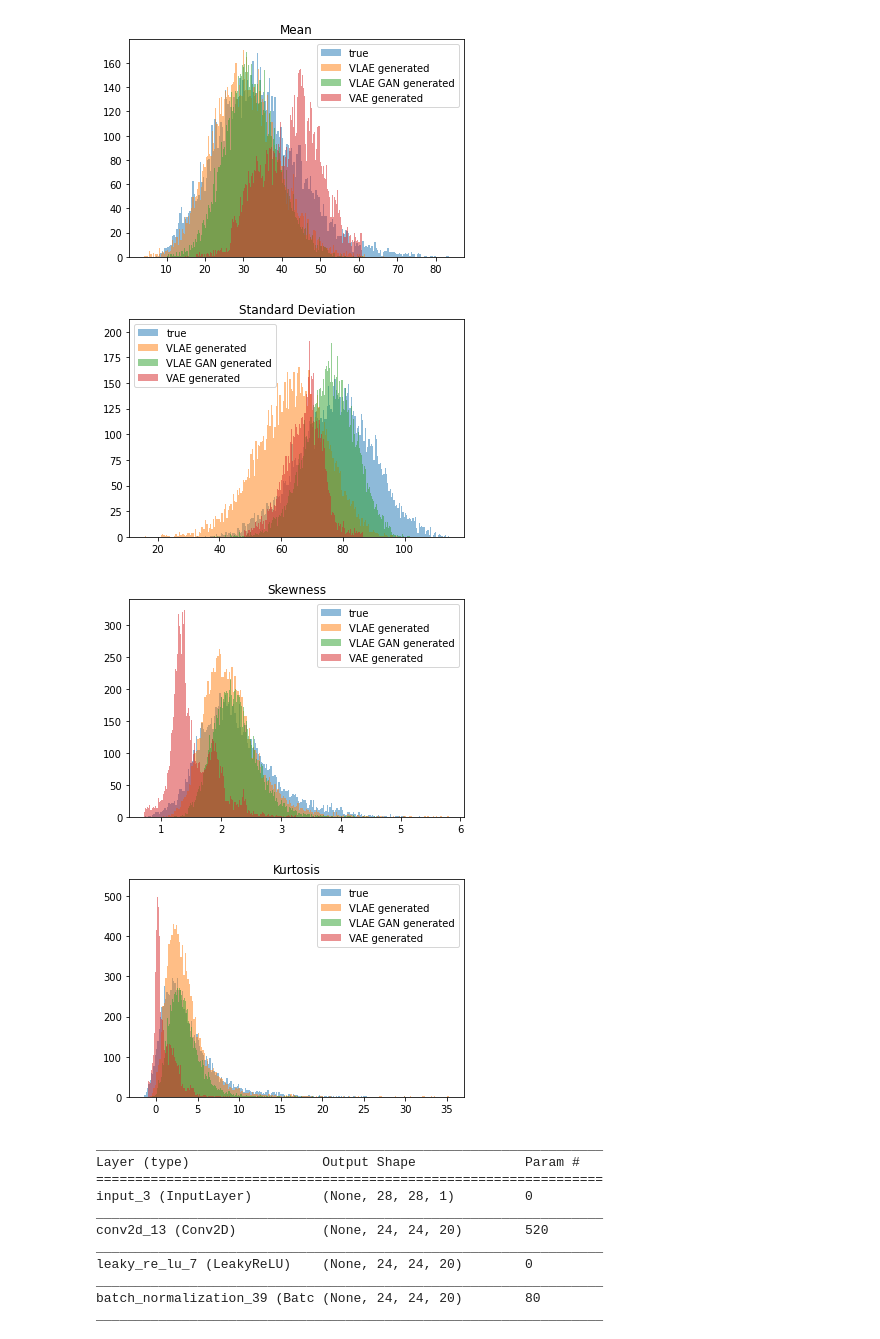
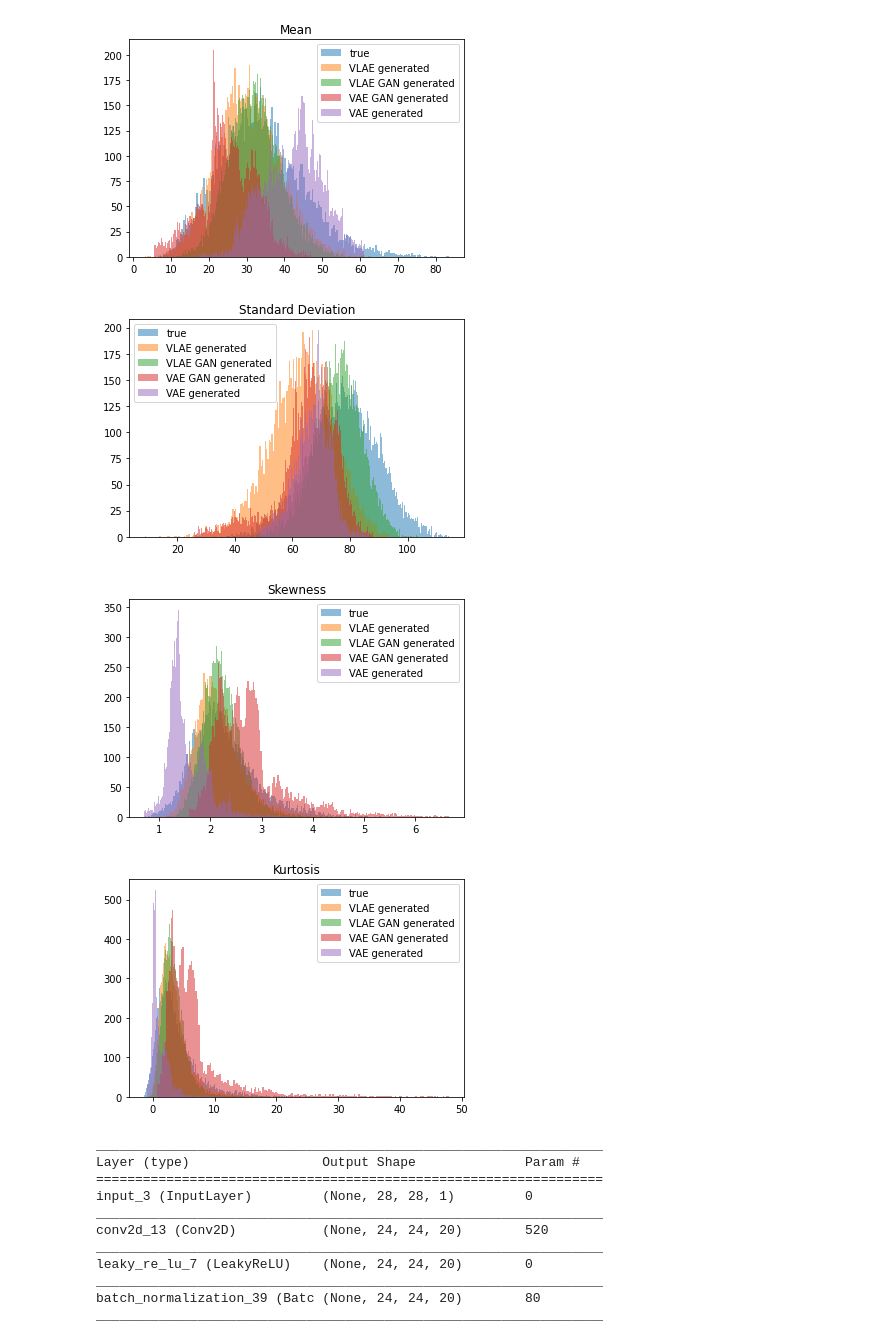
Before and after one commit to LeoIV/master-thesis-leonard, a Jupyter notebook: notebooks/results_14_04_2020.ipynb, the cells around one changed output. Drawn from its saved outputs; the diff is of its cells as text; code cells hidden in the pictures.

```diff
--- a/notebooks/results_14_04_2020.ipynb
+++ b/notebooks/results_14_04_2020.ipynb
@@ -44,3 +43,6 @@ array([[[1.1205673e-05, 0.0000000e+00, 0.0000000e+00, ...,
+# %%
+vaegan = keras.models.load_model('/Users/leo/Downloads/vae_gan_mnist.h5')
+vaegan_decoder = vaegan.layers[-1]
 # %%
 import numpy as np
 import scipy as sp
@@ -71,6 +73,15 @@ vlaegan_gens_sd = np.std(vlaegan_gens, axis=1)
 vlaegan_gens_skew = sp.stats.skew(vlaegan_gens, axis=1)
 vlaegan_gens_kurt = sp.stats.kurtosis(vlaegan_gens, axis=1)
 
+vaegan_gens = vaegan_decoder.predict(np.random.multivariate_normal([0.,0.], [[1.0, 0.0],[0.0, 1.0]], size=10000).squeeze())
+vaegan_gens = np.stack(vaegan_gens)
+vaegan_gens *= 255.0
+vaegan_gens = vaegan_gens.reshape(vaegan_gens.shape[0], -1)
+vaegan_gens_mean = np.mean(vaegan_gens, axis=1)
+vaegan_gens_sd = np.std(vaegan_gens, axis=1)
+vaegan_gens_skew = sp.stats.skew(vaegan_gens, axis=1)
+vaegan_gens_kurt = sp.stats.kurtosis(vaegan_gens, axis=1)
+
 vae_gens = vae.decoder.predict(np.random.multivariate_normal([0.,0.], [[1.0, 0.0],[0.0, 1.0]], size=10000))
 vae_gens = np.stack(vae_gens)
 vae_gens *= 255.0
@@ -287,42 +136,48 @@ plt.close()
 # %%
+from matplotlib import pyplot as plt
+
 bins = 200
 plt.title("Mean")
 plt.hist(mnist_mean, bins, alpha=0.5, label="true")
 plt.hist(vlae_gens_mean, bins, alpha=0.5, label="VLAE generated")
 plt.hist(vlaegan_gens_mean, bins, alpha=0.5, label="VLAE GAN generated")
+plt.hist(vaegan_gens_mean, bins, alpha=0.5, label="VAE GAN generated")
 plt.hist(vae_gens_mean, bins, alpha=0.5, label="VAE generated")
 plt.legend()
 plt.show()
 plt.close()
 plt.title("Standard Deviation")
 plt.hist(mnist_sd, bins, alpha=0.5, label="true")
 plt.hist(vlae_gens_sd, bins, alpha=0.5, label="VLAE generated")
 plt.hist(vlaegan_gens_sd, bins, alpha=0.5, label="VLAE GAN generated")
+plt.hist(vaegan_gens_sd, bins, alpha=0.5, label="VAE GAN generated")
 plt.hist(vae_gens_sd, bins, alpha=0.5, label="VAE generated")
 plt.legend()
 plt.show()
 plt.close()
 plt.title("Skewness")
 plt.hist(mnist_skew, bins, alpha=0.5, label="true")
 plt.hist(vlae_gens_skew, bins, alpha=0.5, label="VLAE generated")
 plt.hist(vlaegan_gens_skew, bins, alpha=0.5, label="VLAE GAN generated")
+plt.hist(vaegan_gens_skew, bins, alpha=0.5, label="VAE GAN generated")
 plt.hist(vae_gens_skew, bins, alpha=0.5, label="VAE generated")
 plt.legend()
 plt.show()
 plt.close()
 plt.title("Kurtosis")
 plt.hist(mnist_kurt, bins, alpha=0.5, label="true")
 plt.hist(vlae_gens_kurt, bins, alpha=0.5, label="VLAE generated")
 plt.hist(vlaegan_gens_kurt, bins, alpha=0.5, label="VLAE GAN generated")
+plt.hist(vaegan_gens_kurt, bins, alpha=0.5, label="VAE GAN generated")
 plt.hist(vae_gens_kurt, bins, alpha=0.5, label="VAE generated")
 plt.legend()
 plt.show()
 plt.close()
 # %% [output]
-[figure, old version]
+[figure, new version]
-[figure, old version]
+[figure, new version]
-[figure, old version]
+[figure, new version]
-[figure, old version]
+[figure, new version]
 # %%
 from keras import Input, Model
 from keras.layers import Conv2D, BatchNormalization, LeakyReLU, Flatten, Dense
```
Also changed, not shown: parts of 9 cells of this notebook, 9 other files.
